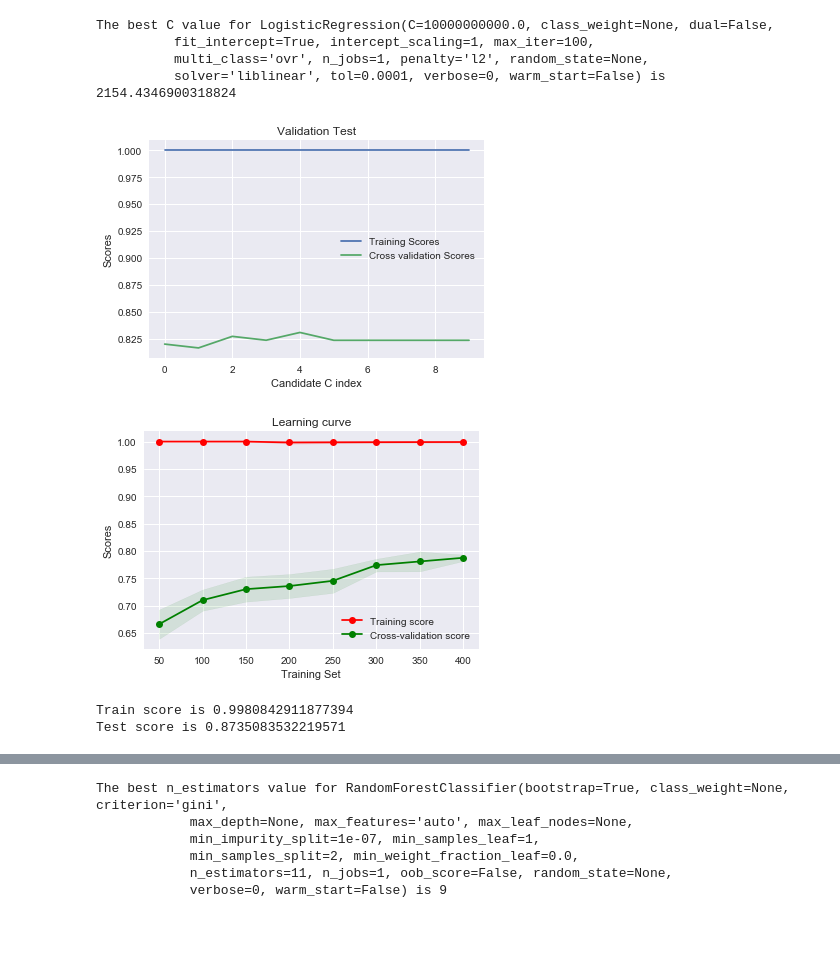
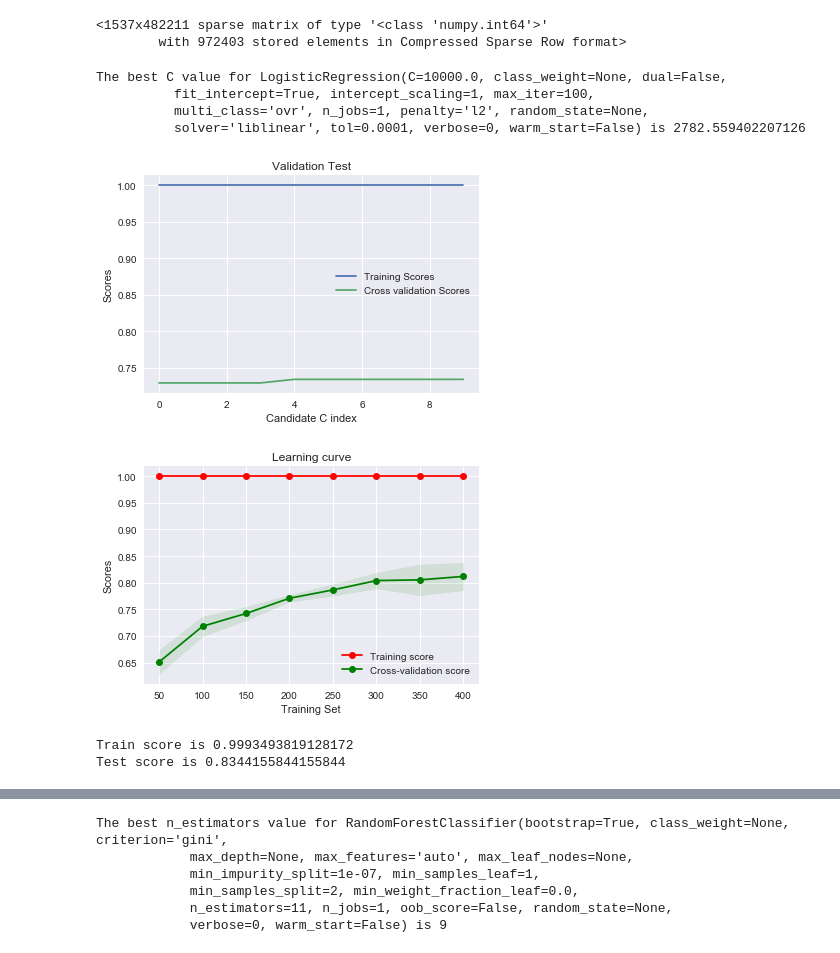
Before and after one commit to Fake-News-Project/Fake-News-Project, a Jupyter notebook: Step2_Extracting_features_and_predict_via_machine_learning.ipynb, the cells around one changed output, grey strips where cells are left out. Saved outputs shown, nothing was run; the diff lists cells and outputs as text; code cells hidden in the pictures.

Commit message:
H.Youn, adding additional fake data and more features

```diff
--- a/Step2_Extracting_features_and_predict_via_machine_learning.ipynb
+++ b/Step2_Extracting_features_and_predict_via_machine_learning.ipynb
@@ -30,10 +31,11 @@ from sklearn.naive_bayes import MultinomialNB
 # %%
-path = os.path.join('data', 'hyesoo_df.csv')
+path = os.path.join('data', 'merged_data.csv')
 total_df = pd.read_csv(path)
 # %%
 # define training, cross-validation and testing sets
 
 Y = total_df['authenticity']
-X = total_df.drop('authenticity', axis=1)['text']
+X = total_df['text']
+X2 = total_df[['title', 'text','author', 'authenticity']]
 X_train, X_cvt, Y_train, Y_cvt = train_test_split(X, Y, test_size=0.4, random_state=42)
 X_cv, X_test, Y_cv, Y_test = train_test_split(X_cvt, Y_cvt, test_size=0.6, random_state=42)
@@ -44,7 +256,7 @@ X_cv, X_test, Y_cv, Y_test = train_test_split(X_cvt, Y_cvt, test_size=0.6, rando
 from sklearn.feature_extraction.text import CountVectorizer
 
 # instantiate the vectorizer
-vect = CountVectorizer()
+vect = CountVectorizer(analyzer = 'word', ngram_range=(2, 2))
 # %%
 # learn training data vocabulary, then use it to create a document-term matrix
 vect.fit(X_train)
@@ -104,33 +294,38 @@ def Learning_curve(model):
+# %%
+X_train_dtm
+# %% [output]
+<1537x482211 sparse matrix of type '<class 'numpy.int64'>'
+        with 972403 stored elements in Compressed Sparse Row format>
 # %%
 # Logistic Regression
 
-best_C = valid_test(LogisticRegression(), "C", np.logspace(-2, 10, 10))
+best_C = valid_test(LogisticRegression(), "C", np.logspace(3, 4, 10))
 LR = LogisticRegression(C = best_C)
 # LR = LogisticRegression()
 Learning_curve(LR)
 LR.fit(X_train_dtm, Y_train)
 Y_test_pred_LR = LR.predict(X_test_dtm)
 print('Train score is {}'.format(LR.score(X_train_dtm, Y_train)))
 print('Test score is {}'.format(LR.score(X_test_dtm, Y_test)))
 
 # polynomial_features = PolynomialFeatures(degree=2,include_bias=False)
 # pipeline = Pipeline([("polynomial_features", polynomial_features), ("linear_regression", LR)])
 # Learning_curve(pipeline)
 # # Learning_curve(LR)
 
 # pipeline.fit(X_train, Y_train)
 # Y_test_pred_LR = pipeline.predict(X_test)
 # print('Train score is {}'.format(pipeline.score(X_train, Y_train)))
 # print('Cross validation score is {}'.format(pipeline.score(X_cv, Y_cv)))
 # %% [output]
-The best C value for LogisticRegression(C=10000000000.0, class_weight=None, dual=False,
+The best C value for LogisticRegression(C=10000.0, class_weight=None, dual=False,
           fit_intercept=True, intercept_scaling=1, max_iter=100,
           multi_class='ovr', n_jobs=1, penalty='l2', random_state=None,
-          solver='liblinear', tol=0.0001, verbose=0, warm_start=False) is 2154.4346900318824
+          solver='liblinear', tol=0.0001, verbose=0, warm_start=False) is 2782.559402207126
-[figure, old version]
+[figure, new version]
-[figure, old version]
+[figure, new version]
-Train score is 0.9980842911877394
-Test score is 0.8735083532219571
+Train score is 0.9993493819128172
+Test score is 0.8344155844155844
 # %%
 # Neural networking (MLP)
 best_alpha = valid_test(MLPClassifier(), 'alpha', np.logspace(-5, -1, 10))
```
Also changed, not shown: parts of 18 cells of this notebook, 4 other files.
